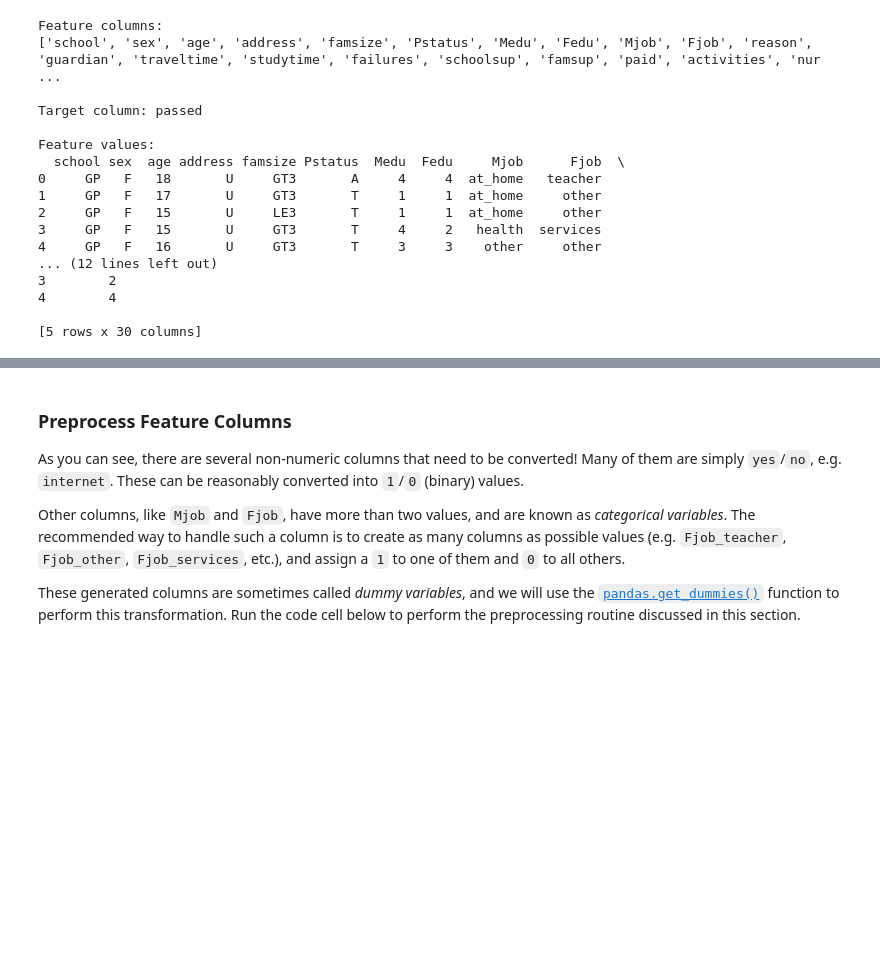
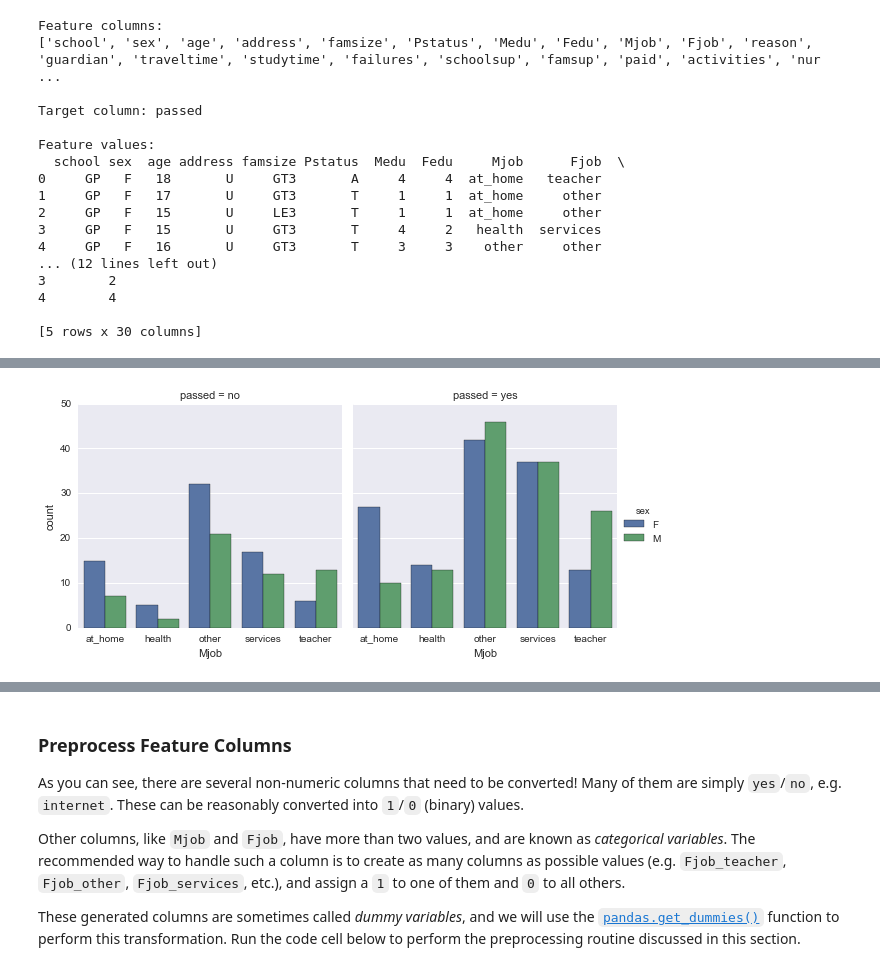
Before and after one commit to analesin/Machine_learning_udacity, a Jupyter notebook: student_intervention/student_intervention.ipynb, the cells around one changed output, grey strips where cells are left out. Cells and saved outputs as stored; diff of their text form; code cells hidden in the pictures; blank space fills up the shorter version.

```diff
--- a/student_intervention/student_intervention.ipynb
+++ b/student_intervention/student_intervention.ipynb
@@ -169,0 +198,5 @@ Feature values:
+# %%
+data = student_data
+# %%
+data['passed']=data['passed'].replace('yes',1)
+data['passed']=data['passed'].replace('no',0)
@@ -169,0 +210,4 @@ Feature values:
+# %%
+gf_3=sns.factorplot("Mjob", col='passed',hue='sex',data=data,kind='count')
+# %% [output]
+[figure, added]
```
Also changed, not shown: parts of 27 cells of this notebook.
